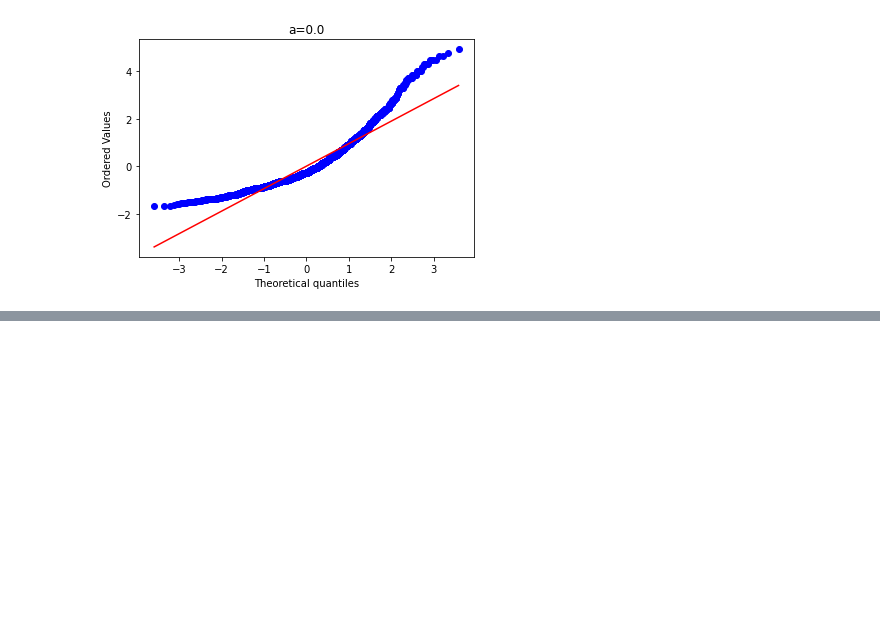
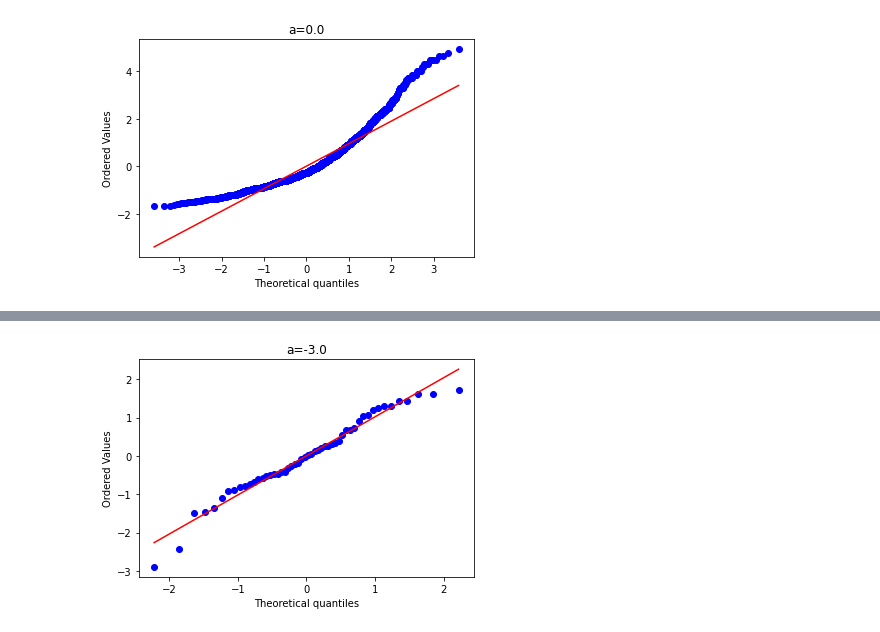
Before and after one commit to microprediction/winning, a Jupyter notebook: Ability_Transforms.ipynb, the cells around one changed output, grey strips where cells are left out. Saved outputs shown, nothing was run; the diff lists cells and outputs as text; code cells hidden in the pictures; blank space fills up the shorter version.

```diff
--- a/Ability_Transforms.ipynb
+++ b/Ability_Transforms.ipynb
@@ -334,0 +374,4 @@ ability_plot(df['diameter'],a=0.0)
+# %%
+synonym_plot('bright',a=-3.0)
+# %% [output]
+[figure, added]
```
Also changed, not shown: parts of 37 cells of this notebook.
